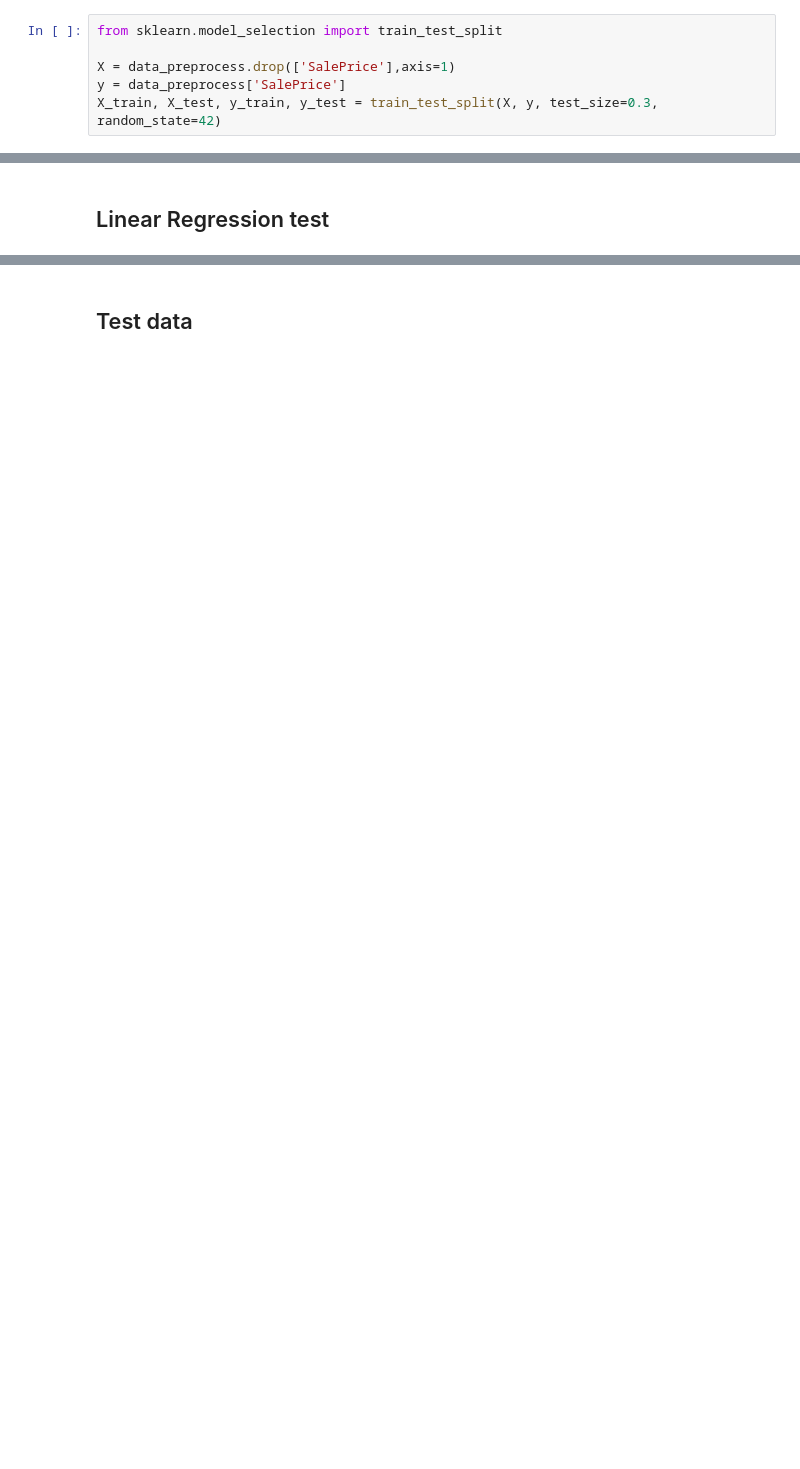
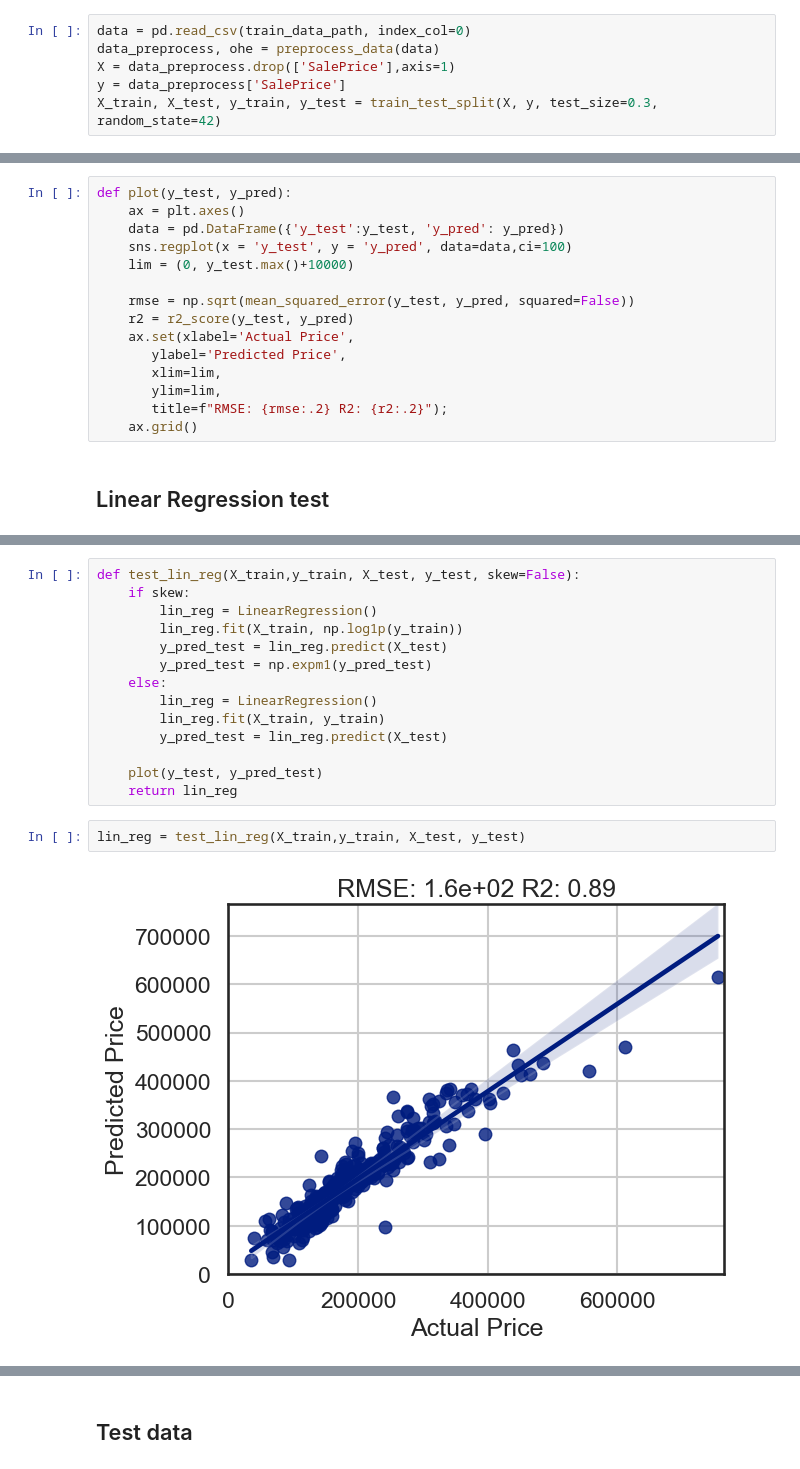
Before and after one commit to MKastek/House-Prices, a Jupyter notebook: notebook/House-Prices.ipynb, the cells around one changed output, grey strips where cells are left out. Cells and saved outputs as stored; diff of their text form; blank space fills up the shorter version.

Commit message:
added new tests

```diff
--- a/notebook/House-Prices.ipynb
+++ b/notebook/House-Prices.ipynb
@@ -170,8 +231,8 @@ data_preprocess
 # %% [markdown]
 ## Dividing into dependent and independt variable
 # %%
-from sklearn.model_selection import train_test_split
-
+data = pd.read_csv(train_data_path, index_col=0)
+data_preprocess, ohe = preprocess_data(data)
 X = data_preprocess.drop(['SalePrice'],axis=1)
 y = data_preprocess['SalePrice']
 X_train, X_test, y_train, y_test = train_test_split(X, y, test_size=0.3, random_state=42)
@@ -178,2 +244,17 @@ X_train, X_test, y_train, y_test = train_test_split(X, y, test_size=0.3, random_
+# %%
+def plot(y_test, y_pred):
+    ax = plt.axes()
+    data = pd.DataFrame({'y_test':y_test, 'y_pred': y_pred})
+    sns.regplot(x = 'y_test', y = 'y_pred', data=data,ci=100)
+    lim = (0, y_test.max()+10000)
+
+    rmse = np.sqrt(mean_squared_error(y_test, y_pred, squared=False))
+    r2 = r2_score(y_test, y_pred)
+    ax.set(xlabel='Actual Price',
+       ylabel='Predicted Price',
+       xlim=lim,
+       ylim=lim,
+       title=f"RMSE: {rmse:.2} R2: {r2:.2}");
+    ax.grid()
 # %% [markdown]
 ## Linear Regression test
@@ -205,0 +261,18 @@ ax.grid()
+# %%
+def test_lin_reg(X_train,y_train, X_test, y_test, skew=False):
+    if skew:
+        lin_reg = LinearRegression()
+        lin_reg.fit(X_train, np.log1p(y_train))
+        y_pred_test = lin_reg.predict(X_test)
+        y_pred_test = np.expm1(y_pred_test)
+    else:
+        lin_reg = LinearRegression()
+        lin_reg.fit(X_train, y_train)
+        y_pred_test = lin_reg.predict(X_test)
+
+    plot(y_test, y_pred_test)
+    return lin_reg
+# %%
+lin_reg = test_lin_reg(X_train,y_train, X_test, y_test)
+# %% [output]
+[figure, added]
```
Also changed, not shown: parts of 31 cells of this notebook, 4 other files.
